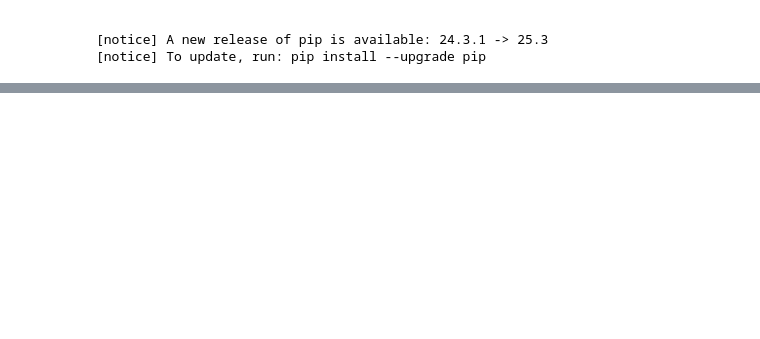
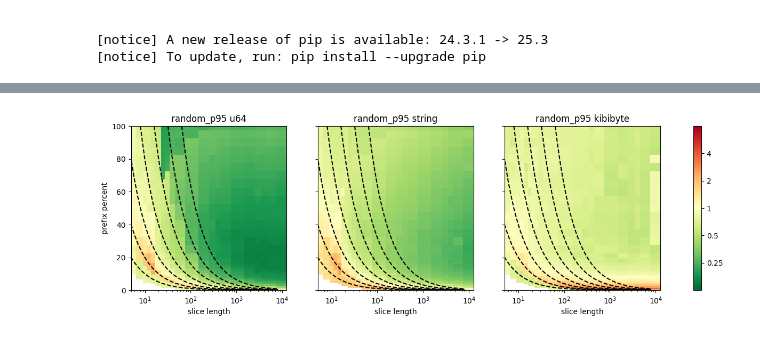
Before and after one commit to niklasf/partial_sort_vendored_std, a Jupyter notebook: analyse_benches.ipynb, the cells around one changed output, grey strips where cells are left out. Saved outputs shown, nothing was run; the diff lists cells and outputs as text; code cells hidden in the pictures; blank space fills up the shorter version.

```diff
--- a/analyse_benches.ipynb
+++ b/analyse_benches.ipynb
@@ -114,0 +116,4 @@ plot("u64_random_z1")
+# %%
+plot("random_p95")
+# %% [output]
+[figure, added]
```
Also changed, not shown: parts of 11 cells of this notebook.
